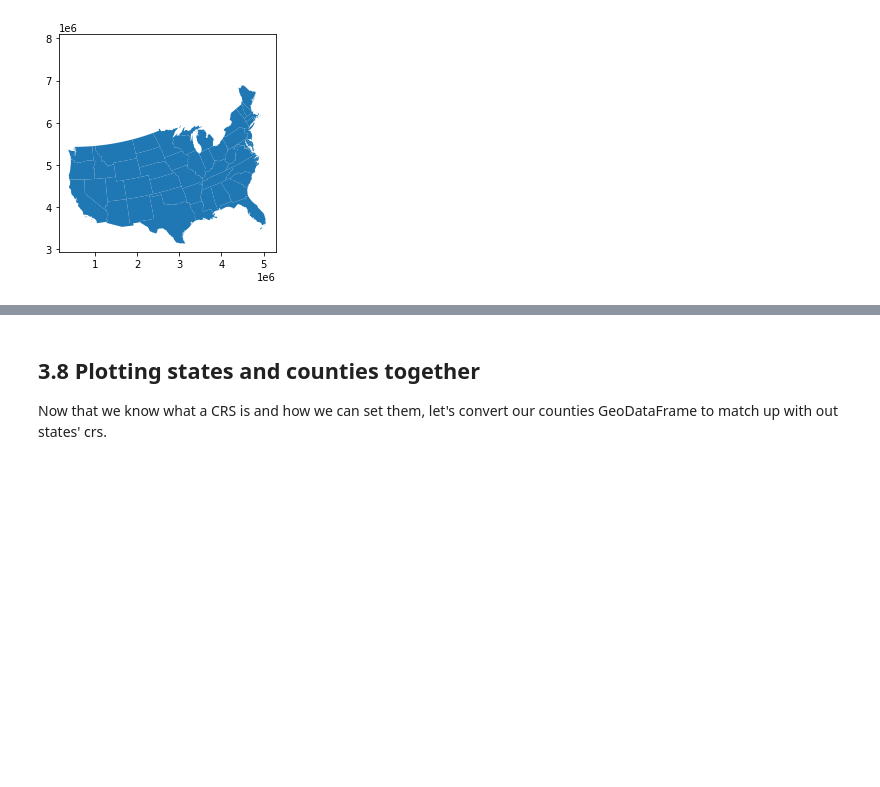
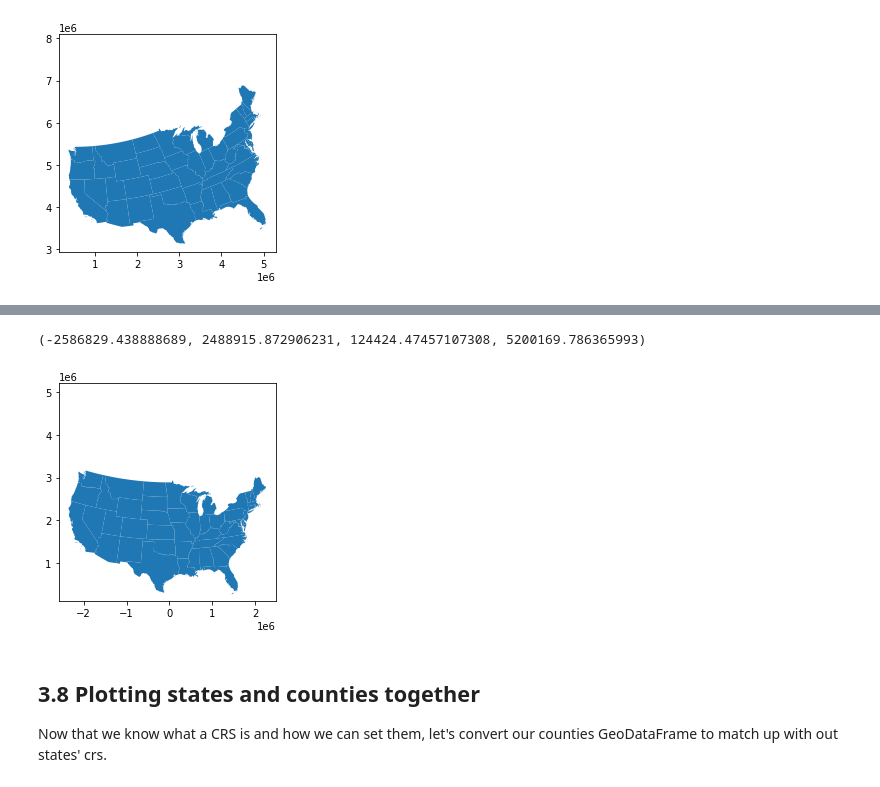
Before and after one commit to dlab-berkeley/Python-Geospatial-Fundamentals-Legacy, a Jupyter notebook: new_sequence/03_CRS_Map_Projections.ipynb, the cells around one changed output, grey strips where cells are left out. Saved outputs shown, nothing was run; the diff lists cells and outputs as text; code cells hidden in the pictures; blank space fills up the shorter version.

```diff
--- a/new_sequence/03_CRS_Map_Projections.ipynb
+++ b/new_sequence/03_CRS_Map_Projections.ipynb
@@ -376,3 +395,11 @@ plt.axis('square')
+# %%
+#SOLUTION
+states_limited_conus = states_limited.to_crs("epsg:5070")
+states_limited_conus.plot();
+plt.axis('square')
+# %% [output]
+(-2586829.438888689, 2488915.872906231, 124424.47457107308, 5200169.786365993)
+[figure, added]
 # %% [markdown]
 ## 3.8 Plotting states and counties together
 
```
Also changed, not shown: parts of 8 cells of this notebook, 2 other files.
